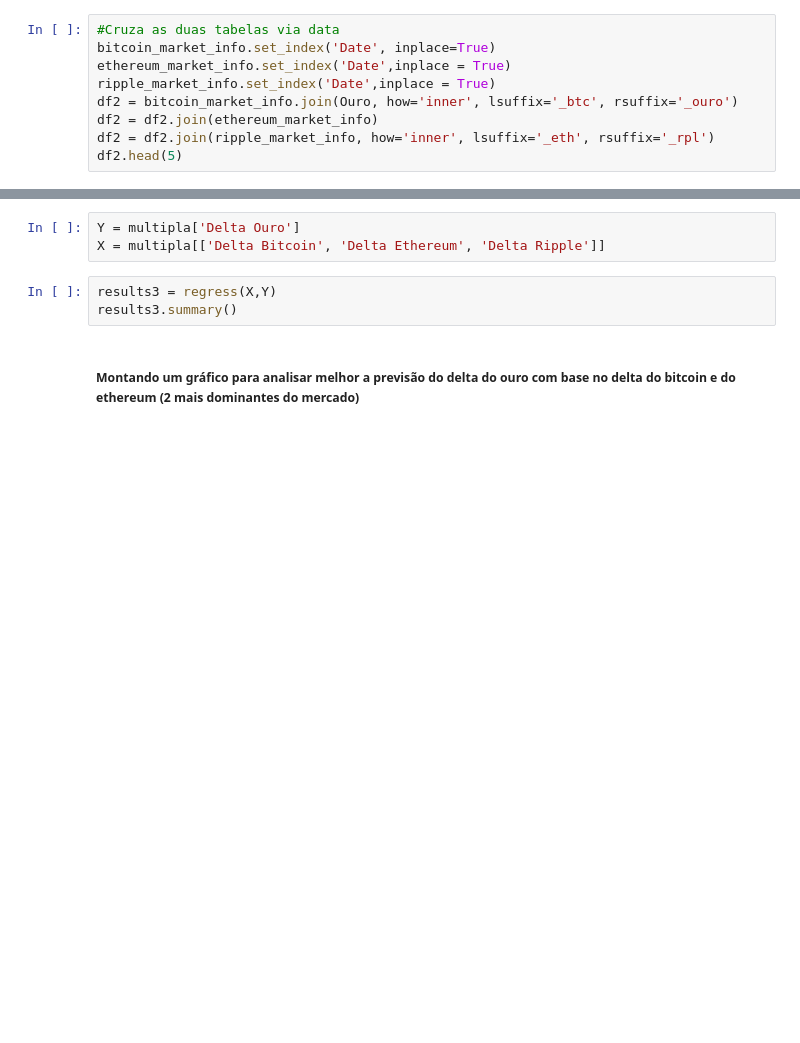
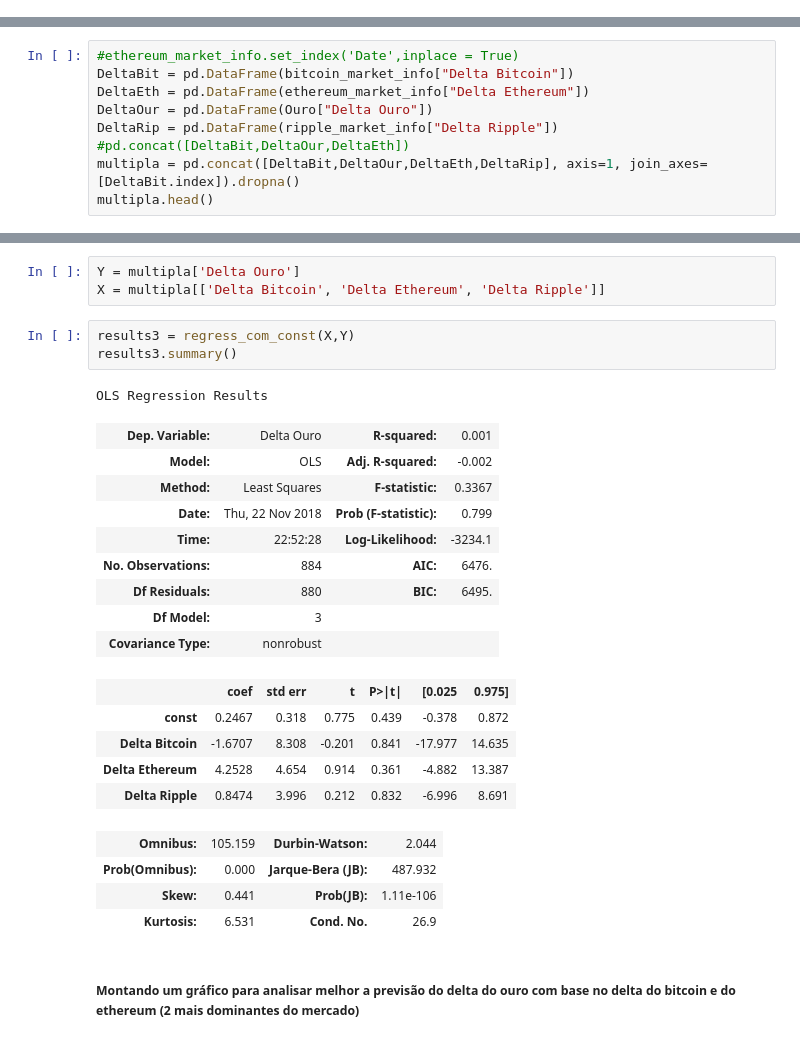
Before and after one commit to lucasmuchaluat/PROJETO-3---CIENCIA-DOS-DADOS, a Jupyter notebook: Crypto_Final_P3.ipynb, the cells around one changed output, grey strips where cells are left out. Cells and saved outputs as stored; diff of their text form; blank space fills up the shorter version.

```diff
--- a/Crypto_Final_P3.ipynb
+++ b/Crypto_Final_P3.ipynb
@@ -344,11 +358,2 @@ ripple_market_info.head()
 # %% [markdown]
 ##### Juntando os deltas das outras moedas em um unico dataset
-# %%
-#Cruza as duas tabelas via data
-bitcoin_market_info.set_index('Date', inplace=True)
-ethereum_market_info.set_index('Date',inplace = True)
-ripple_market_info.set_index('Date',inplace = True)
-df2 = bitcoin_market_info.join(Ouro, how='inner', lsuffix='_btc', rsuffix='_ouro')
-df2 = df2.join(ethereum_market_info)
-df2 = df2.join(ripple_market_info, how='inner', lsuffix='_eth', rsuffix='_rpl')
-df2.head(5)
@@ -356,0 +369,9 @@ multipla = df2[['Delta Ouro', 'Delta Bitcoin', 'Delta Ethereum', 'Delta Ripple']
+# %%
+#ethereum_market_info.set_index('Date',inplace = True)
+DeltaBit = pd.DataFrame(bitcoin_market_info["Delta Bitcoin"])
+DeltaEth = pd.DataFrame(ethereum_market_info["Delta Ethereum"])
+DeltaOur = pd.DataFrame(Ouro["Delta Ouro"])
+DeltaRip = pd.DataFrame(ripple_market_info["Delta Ripple"])
+#pd.concat([DeltaBit,DeltaOur,DeltaEth])
+multipla = pd.concat([DeltaBit,DeltaOur,DeltaEth,DeltaRip], axis=1, join_axes=[DeltaBit.index]).dropna()
+multipla.head()
@@ -358,8 +387,28 @@ multipla = df2[['Delta Ouro', 'Delta Bitcoin', 'Delta Ethereum', 'Delta Ripple']
 Y = multipla['Delta Ouro']
 X = multipla[['Delta Bitcoin', 'Delta Ethereum', 'Delta Ripple']]
 # %%
-results3 = regress(X,Y)
+results3 = regress_com_const(X,Y)
 results3.summary()
+# %% [output]
+OLS Regression Results
+| Dep. Variable: | Delta Ouro | R-squared: | 0.001 |
+| Model: | OLS | Adj. R-squared: | -0.002 |
+| Method: | Least Squares | F-statistic: | 0.3367 |
+| Date: | Thu, 22 Nov 2018 | Prob (F-statistic): | 0.799 |
+| Time: | 22:52:28 | Log-Likelihood: | -3234.1 |
+| No. Observations: | 884 | AIC: | 6476. |
+| Df Residuals: | 880 | BIC: | 6495. |
+| Df Model: | 3 |  |  |
+| Covariance Type: | nonrobust |  |  |
+|  | coef | std err | t | P>|t| | [0.025 | 0.975] |
+| const | 0.2467 | 0.318 | 0.775 | 0.439 | -0.378 | 0.872 |
+| Delta Bitcoin | -1.6707 | 8.308 | -0.201 | 0.841 | -17.977 | 14.635 |
+| Delta Ethereum | 4.2528 | 4.654 | 0.914 | 0.361 | -4.882 | 13.387 |
+| Delta Ripple | 0.8474 | 3.996 | 0.212 | 0.832 | -6.996 | 8.691 |
+| Omnibus: | 105.159 | Durbin-Watson: | 2.044 |
+| Prob(Omnibus): | 0.000 | Jarque-Bera (JB): | 487.932 |
+| Skew: | 0.441 | Prob(JB): | 1.11e-106 |
+| Kurtosis: | 6.531 | Cond. No. | 26.9 |
 # %% [markdown]
 ##### Montando um gráfico para analisar melhor a previsão do delta do ouro com base no delta do bitcoin e do ethereum (2 mais dominantes do mercado)
 # %%
```
Also changed, not shown: parts of 13 cells of this notebook.
